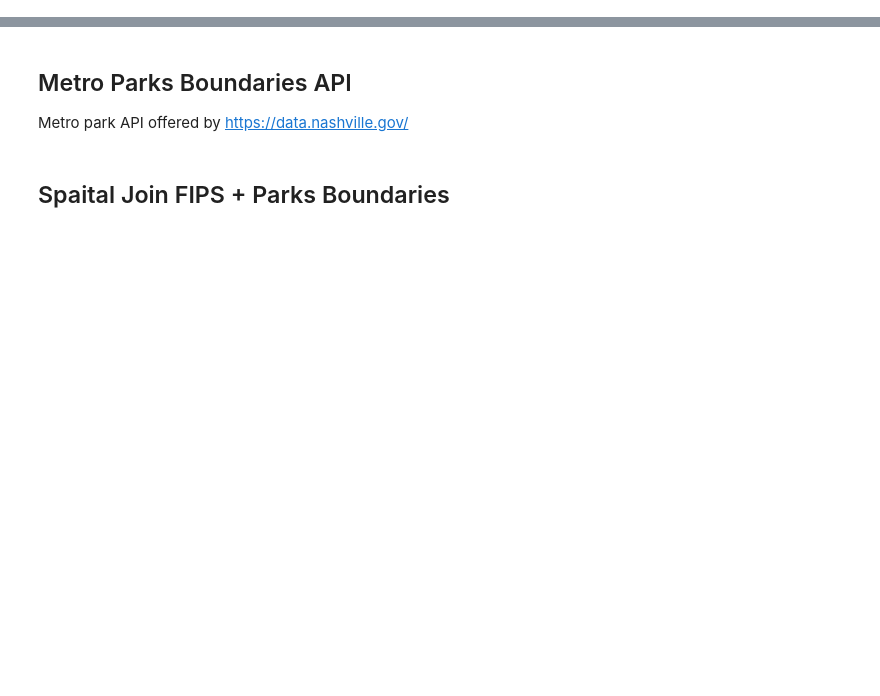
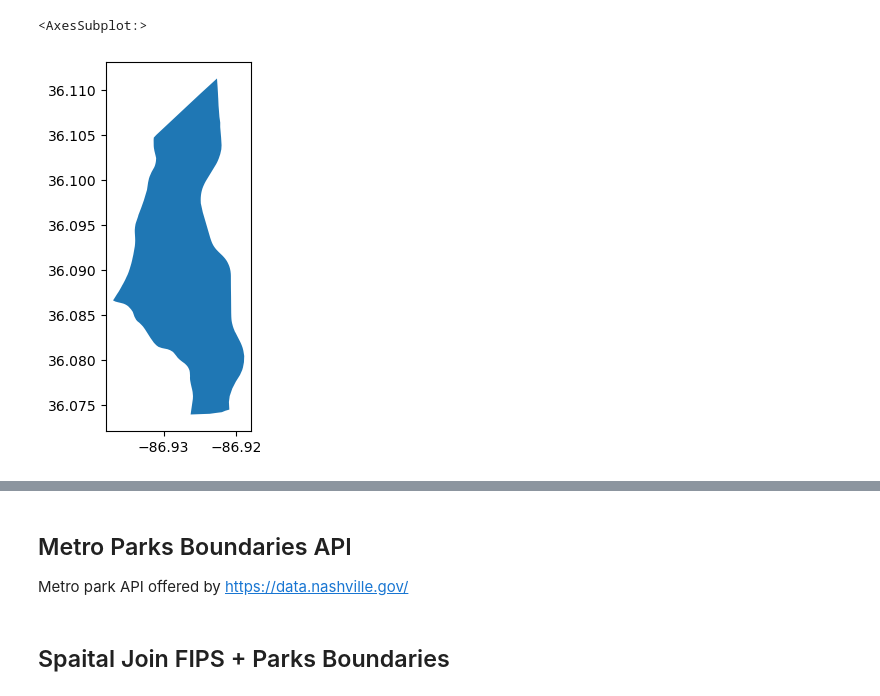
Before and after one commit to b-h-kim/do_parks_gentrify_our_neighborhood, a Jupyter notebook: scripts/scripts.ipynb, the cells around one changed output, grey strips where cells are left out. Saved outputs shown, nothing was run; the diff lists cells and outputs as text; code cells hidden in the pictures; blank space fills up the shorter version.

```diff
--- a/scripts/scripts.ipynb
+++ b/scripts/scripts.ipynb
@@ -9,0 +48,5 @@ import math
+# %%
+fips_2020.loc[fips_2020['name'].str.contains('Census Tract 184.11')].plot()
+# %% [output]
+<AxesSubplot:>
+[figure, added]
```
Also changed, not shown: parts of 106 cells of this notebook, 6 other files.
